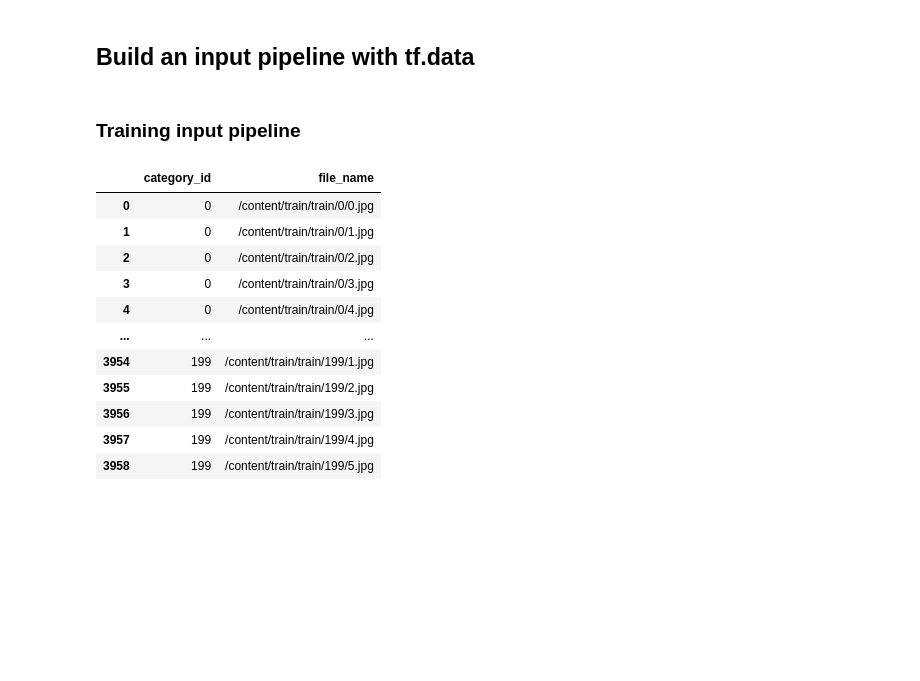
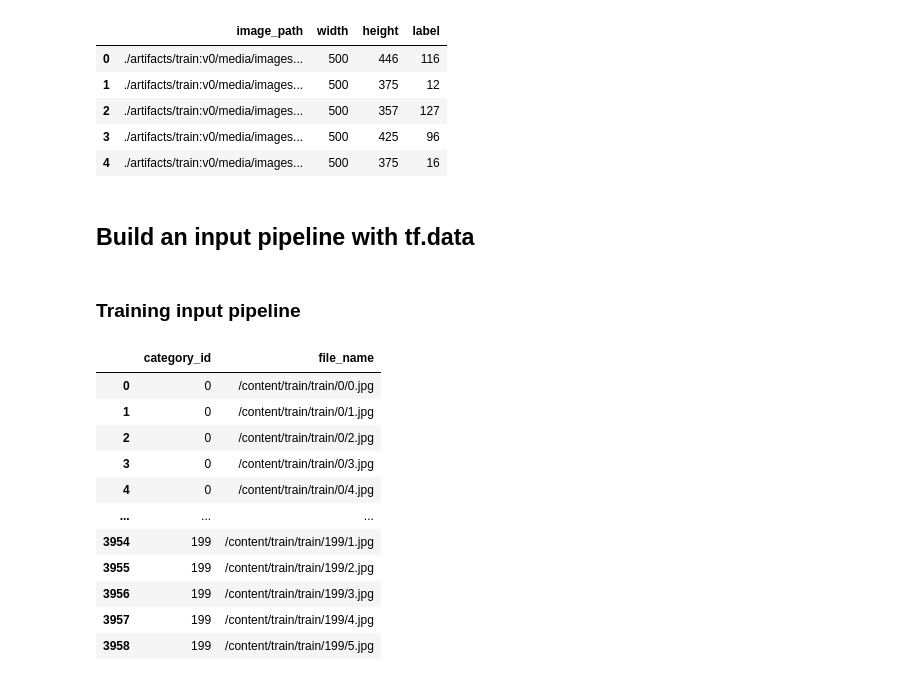
Before and after one commit to cosmo3769/SSL-study, a Jupyter notebook: classifier_iNaturalist_aves.ipynb, the cells around one changed output. Cells and saved outputs as stored; diff of their text form; code cells hidden in the pictures; blank space fills up the shorter version.

Commit message:
download dataset from artifacts

```diff
--- a/classifier_iNaturalist_aves.ipynb
+++ b/classifier_iNaturalist_aves.ipynb
@@ -209,14 +2,0 @@ Showing the **images annotation of labelled validation images** from the annotat
-# %%
-import json
-import pandas as pd
-from pandas import json_normalize
-
-file = ANNOTATION_DIR + 'annotation/anno_val.json'
-
-# load data using Python JSON module
-with open(file,'r') as f:
-    data = json.loads(f.read())
-# Flatten data
-images_annotations_labelled_validation = pd.json_normalize(data, record_path =['images'])
-
-images_annotations_labelled_validation
@@ -262,14 +2,0 @@ Showing the **images annotation of test images** from the annotation file [anno_
-# %%
-import json
-import pandas as pd
-from pandas import json_normalize
-
-file = ANNOTATION_DIR + 'annotation/anno_test.json'
-
-# load data using Python JSON module
-with open(file,'r') as f:
-    data = json.loads(f.read())
-# Flatten data
-images_annotations_test = pd.json_normalize(data, record_path =['images'])
-
-images_annotations_test
@@ -393,0 +95,4 @@ for i, row in enumerate(validation):
+# %%
+%%time
+train_df = download_dataset('train', 'labelled-dataset')
+valid_df = download_dataset('val', 'labelled-dataset')
@@ -394,3 +104,12 @@ for i, row in enumerate(validation):
+# %%
+train_df.head()
+# %% [output]
+|  | image_path | width | height | label |
+| 0 | ./artifacts/train:v0/media/images... | 500 | 446 | 116 |
+| 1 | ./artifacts/train:v0/media/images... | 500 | 375 | 12 |
+| 2 | ./artifacts/train:v0/media/images... | 500 | 357 | 127 |
+| 3 | ./artifacts/train:v0/media/images... | 500 | 425 | 96 |
+| 4 | ./artifacts/train:v0/media/images... | 500 | 375 | 16 |
 # %% [markdown]
 ## Build an input pipeline with tf.data
 # %%
```
Also changed, not shown: parts of 42 cells of this notebook.
